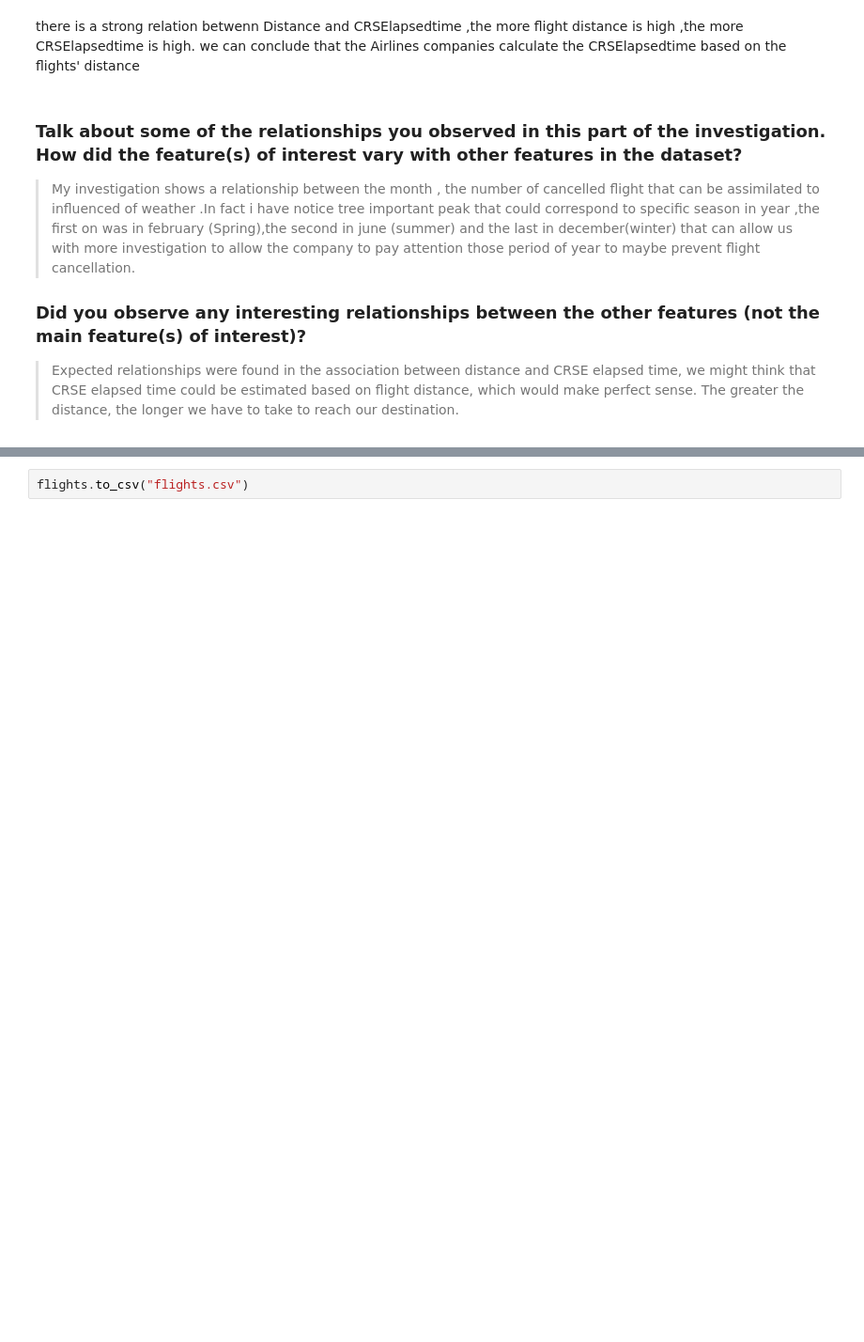
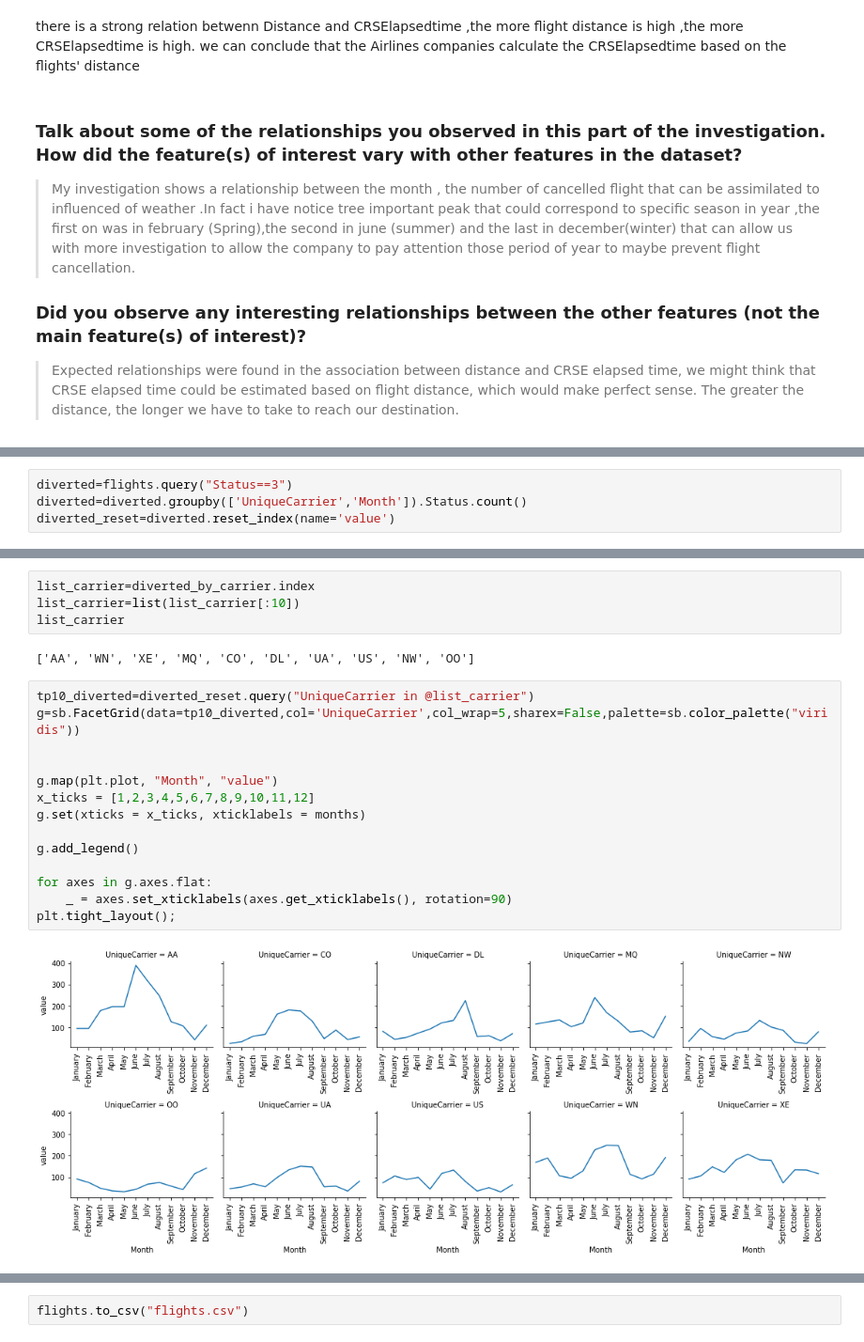
Before and after one commit to amisamyra99/flightUsa_Analysis, a Jupyter notebook: Part_I_exploration_flightUsa2007.ipynb, the cells around one changed output, grey strips where cells are left out. Shown at 94% size. Drawn from its saved outputs; the diff is of its cells as text; blank space fills up the shorter version.

```diff
--- a/Part_I_exploration_flightUsa2007.ipynb
+++ b/Part_I_exploration_flightUsa2007.ipynb
@@ -837,0 +776,4 @@ plt.axhline(y=5);
+# %%
+diverted=flights.query("Status==3")
+diverted=diverted.groupby(['UniqueCarrier','Month']).Status.count()
+diverted_reset=diverted.reset_index(name='value')
@@ -837,0 +805,22 @@ plt.axhline(y=5);
+# %%
+list_carrier=diverted_by_carrier.index
+list_carrier=list(list_carrier[:10])
+list_carrier
+# %% [output]
+['AA', 'WN', 'XE', 'MQ', 'CO', 'DL', 'UA', 'US', 'NW', 'OO']
+# %%
+tp10_diverted=diverted_reset.query("UniqueCarrier in @list_carrier")
+g=sb.FacetGrid(data=tp10_diverted,col='UniqueCarrier',col_wrap=5,sharex=False,palette=sb.color_palette("viridis"))
+
+
+g.map(plt.plot, "Month", "value")
+x_ticks = [1,2,3,4,5,6,7,8,9,10,11,12]
+g.set(xticks = x_ticks, xticklabels = months)
+
+g.add_legend()
+
+for axes in g.axes.flat:
+    _ = axes.set_xticklabels(axes.get_xticklabels(), rotation=90)
+plt.tight_layout();
+# %% [output]
+[figure, added]
```
Also changed, not shown: parts of 25 cells of this notebook, 6 other files.
